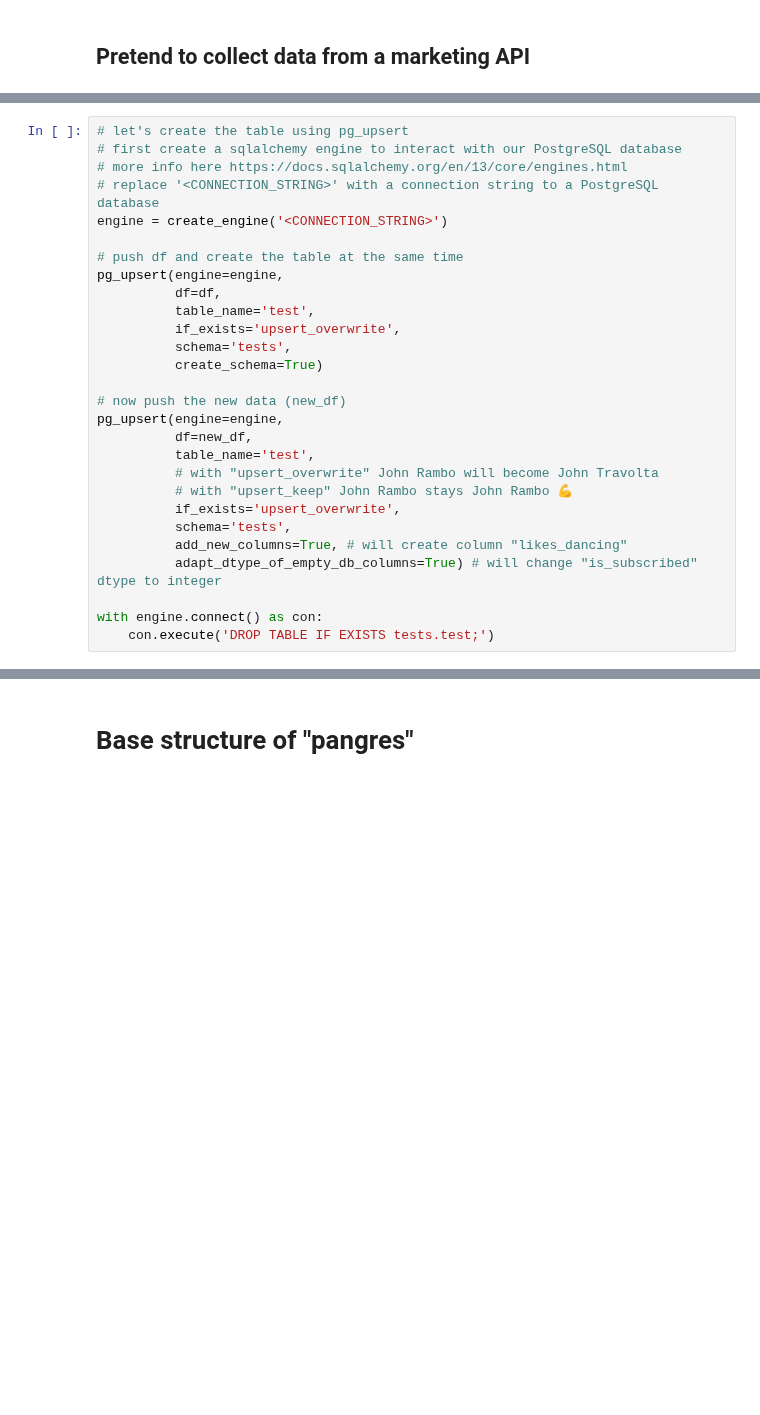
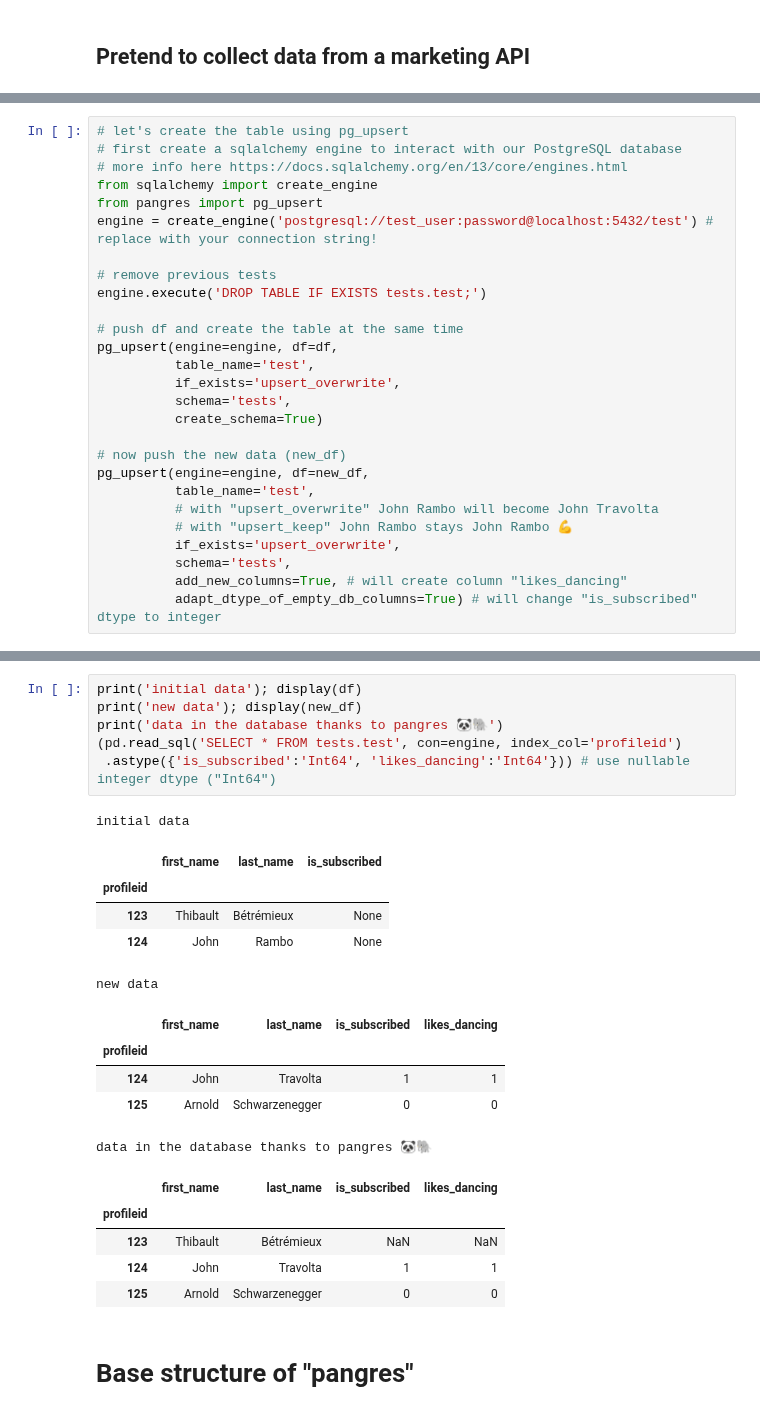
Before and after one commit to ThibTrip/thib, a Jupyter notebook: 2020/packaging/presentation.ipynb, the cells around one changed output, grey strips where cells are left out. Drawn from its saved outputs; the diff is of its cells as text; blank space fills up the shorter version.

```diff
--- a/2020/packaging/presentation.ipynb
+++ b/2020/packaging/presentation.ipynb
@@ -150,20 +155,22 @@ new data
 # let's create the table using pg_upsert
 # first create a sqlalchemy engine to interact with our PostgreSQL database
 # more info here https://docs.sqlalchemy.org/en/13/core/engines.html
-# replace '<CONNECTION_STRING>' with a connection string to a PostgreSQL database
-engine = create_engine('<CONNECTION_STRING>')
+from sqlalchemy import create_engine
+from pangres import pg_upsert
+engine = create_engine('postgresql://test_user:password@localhost:5432/test') # replace with your connection string!
+
+# remove previous tests
+engine.execute('DROP TABLE IF EXISTS tests.test;')
 
 # push df and create the table at the same time
-pg_upsert(engine=engine,
-          df=df,
+pg_upsert(engine=engine, df=df,
           table_name='test',
           if_exists='upsert_overwrite',
           schema='tests',
           create_schema=True)
 
 # now push the new data (new_df)
-pg_upsert(engine=engine,
-          df=new_df,
+pg_upsert(engine=engine, df=new_df,
           table_name='test',
           # with "upsert_overwrite" John Rambo will become John Travolta
           # with "upsert_keep" John Rambo stays John Rambo 💪
@@ -171,6 +178,3 @@ pg_upsert(engine=engine,
           schema='tests',
           add_new_columns=True, # will create column "likes_dancing"
           adapt_dtype_of_empty_db_columns=True) # will change "is_subscribed" dtype to integer
-
-with engine.connect() as con:
-    con.execute('DROP TABLE IF EXISTS tests.test;')
@@ -177,3 +184,26 @@ with engine.connect() as con:
+# %%
+print('initial data'); display(df)
+print('new data'); display(new_df)
+print('data in the database thanks to pangres 🐼🐘')
+(pd.read_sql('SELECT * FROM tests.test', con=engine, index_col='profileid')
+ .astype({'is_subscribed':'Int64', 'likes_dancing':'Int64'})) # use nullable integer dtype ("Int64")
+# %% [output]
+initial data
+|  | first_name | last_name | is_subscribed |
+| profileid |  |  |  |
+| 123 | Thibault | Bétrémieux | None |
+| 124 | John | Rambo | None |
+new data
+|  | first_name | last_name | is_subscribed | likes_dancing |
+| profileid |  |  |  |  |
+| 124 | John | Travolta | 1 | 1 |
+| 125 | Arnold | Schwarzenegger | 0 | 0 |
+data in the database thanks to pangres 🐼🐘
+|  | first_name | last_name | is_subscribed | likes_dancing |
+| profileid |  |  |  |  |
+| 123 | Thibault | Bétrémieux | NaN | NaN |
+| 124 | John | Travolta | 1 | 1 |
+| 125 | Arnold | Schwarzenegger | 0 | 0 |
 # %% [markdown]
 # Base structure of "pangres"
 # %% [markdown]
```
Also changed, not shown: parts of 32 cells of this notebook, 4 other files.
